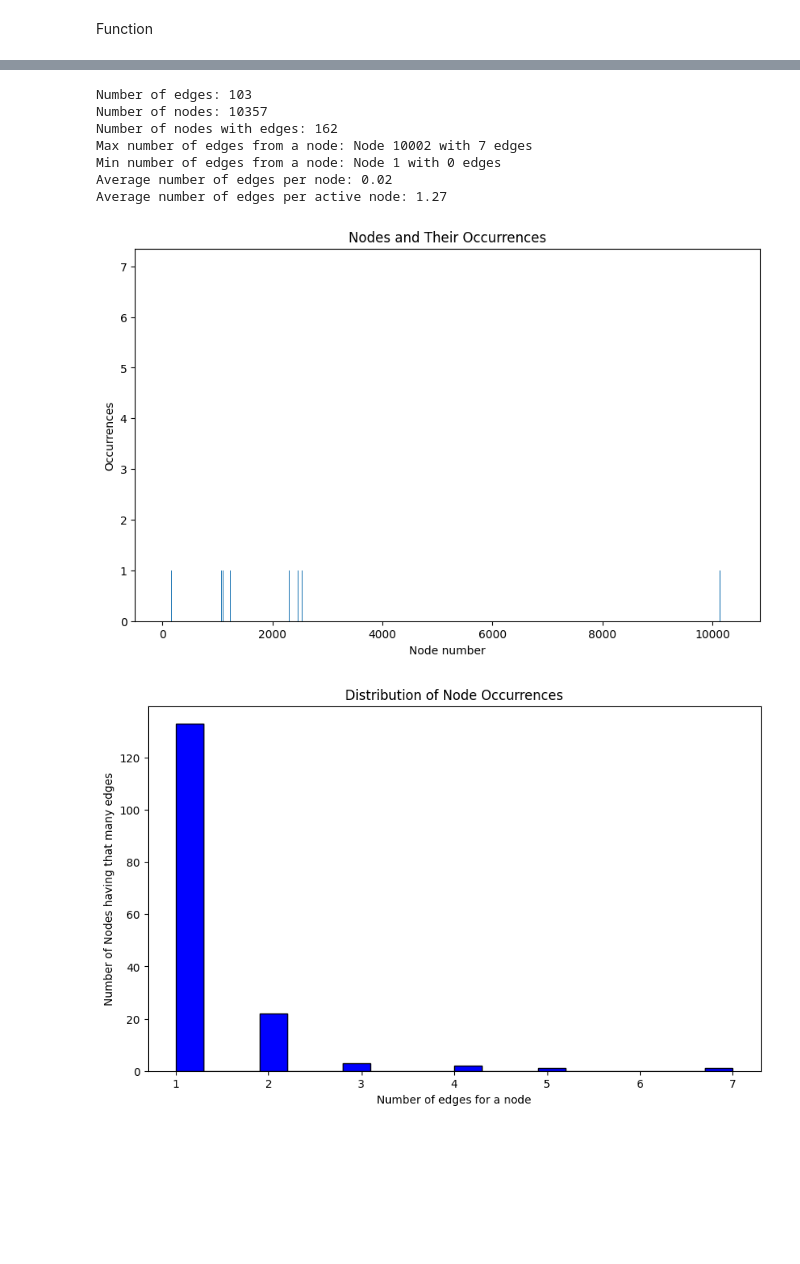
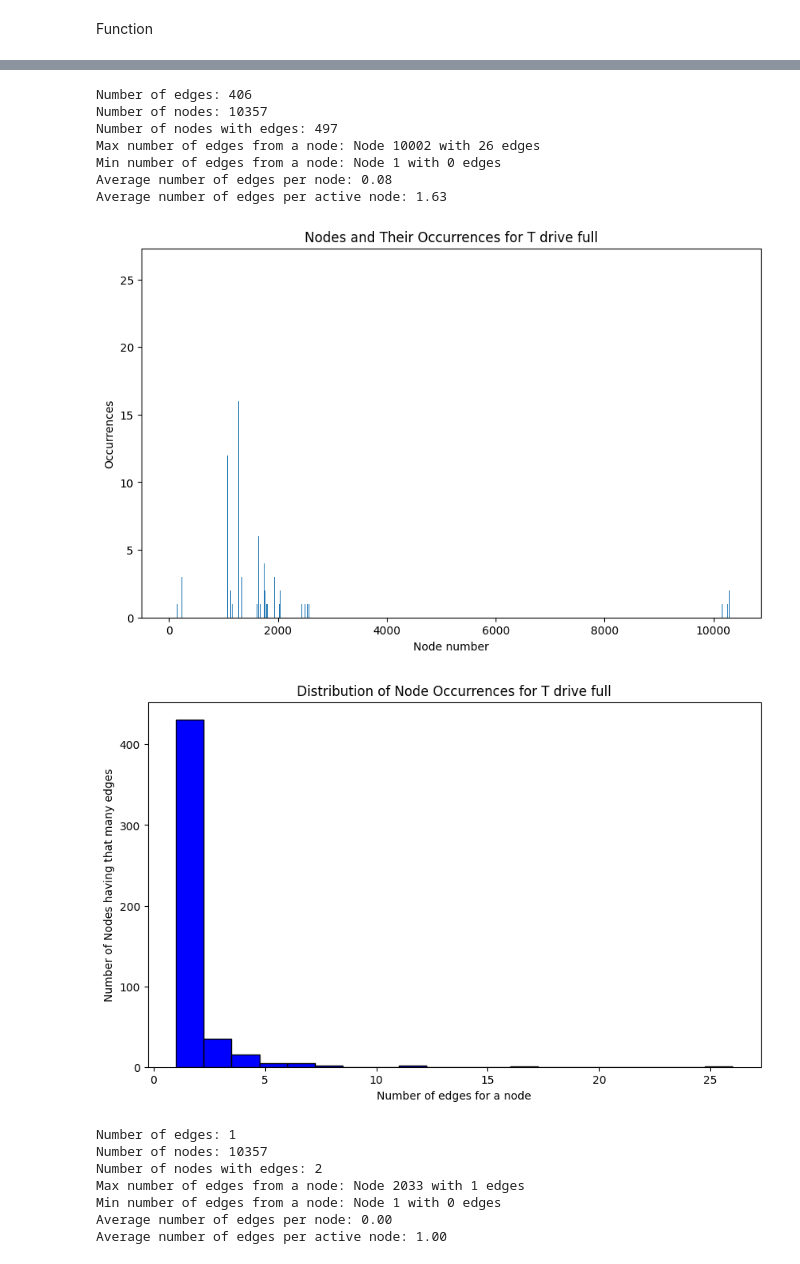
Before and after one commit to HrcanJan/GPS_analysis, a Jupyter notebook: DP Projekt/analyze/analyze.ipynb, the cells around one changed output, grey strips where cells are left out. Saved outputs shown, nothing was run; the diff lists cells and outputs as text; code cells hidden in the pictures; blank space fills up the shorter version.

```diff
--- a/DP Projekt/analyze/analyze.ipynb
+++ b/DP Projekt/analyze/analyze.ipynb
@@ -24,7 +24,7 @@ max_node_number2 = data5_nodes["Taxi ID"].max()
 # %% [markdown]
 Function
 # %%
-def analyze(edges_df, nodes_df, node_max, taxi1, taxi2, node):
+def analyze(edges_df, nodes_df, node_max, taxi1, taxi2, node, graph_label):
 	merged_edges_df = pd.merge(nodes_df, edges_df, left_on=node, right_on=taxi1, how="left")
 	merged_edges_df.fillna(0, inplace=True)
 
@@ -57,14 +57,14 @@ def analyze(edges_df, nodes_df, node_max, taxi1, taxi2, node):
 
 	plt.figure(figsize=(10, 6))
 	plt.bar(nodes_occurrences_df["Node"], nodes_occurrences_df["Occurrences"])
-	plt.title("Nodes and Their Occurrences")
+	plt.title("Nodes and Their Occurrences for " + graph_label)
 	plt.xlabel("Node number")
 	plt.ylabel("Occurrences")
 	plt.show()
 
 	plt.figure(figsize=(10, 6))
 	plt.hist(nodes_occurrences_df["Occurrences"], bins=20, color='blue', edgecolor='black')
-	plt.title("Distribution of Node Occurrences")
+	plt.title("Distribution of Node Occurrences for " + graph_label)
 	plt.xlabel("Number of edges for a node")
 	plt.ylabel("Number of Nodes having that many edges")
 	plt.show()
@@ -157,12 +71,26 @@ Average number of edges per active node: 1.00
-# %%
-analyze(data8, data5_nodes, max_node_number2, "Taxi1", "Taxi2", "Taxi ID")
-# %% [output]
-Number of edges: 103
-Number of nodes: 10357
-Number of nodes with edges: 162
-Max number of edges from a node: Node 10002 with 7 edges
-Min number of edges from a node: Node 1 with 0 edges
-Average number of edges per node: 0.02
-Average number of edges per active node: 1.27
-[figure, removed]
-[figure, removed]
+# %%
+analyze(data1, data1_nodes, max_node_number1, "Person1", "Person2", "Person ID", "Geolife full")
+analyze(data2, data1_nodes, max_node_number1, "Person1", "Person2", "Person ID", "Geolife 1 minute")
+analyze(data3, data1_nodes, max_node_number1, "Person1", "Person2", "Person ID", "Geolife 30 minutes")
+analyze(data4, data1_nodes, max_node_number1, "Person1", "Person2", "Person ID", "Geolife 1 day")
+analyze(data5, data5_nodes, max_node_number2, "Taxi1", "Taxi2", "Taxi ID", "T drive full")
+analyze(data6, data5_nodes, max_node_number2, "Taxi1", "Taxi2", "Taxi ID", "T drive 1 minute")
+analyze(data7, data5_nodes, max_node_number2, "Taxi1", "Taxi2", "Taxi ID", "T drive 30 minutes")
+analyze(data8, data5_nodes, max_node_number2, "Taxi1", "Taxi2", "Taxi ID", "T drive 1 day")
+# %% [output]
+Number of edges: 406
+Number of nodes: 10357
+Number of nodes with edges: 497
+Max number of edges from a node: Node 10002 with 26 edges
+Min number of edges from a node: Node 1 with 0 edges
+Average number of edges per node: 0.08
+Average number of edges per active node: 1.63
+[figure, added]
+[figure, added]
+Number of edges: 1
+Number of nodes: 10357
+Number of nodes with edges: 2
+Max number of edges from a node: Node 2033 with 1 edges
+Min number of edges from a node: Node 1 with 0 edges
+Average number of edges per node: 0.00
+Average number of edges per active node: 1.00
```
Also changed, not shown: parts of 9 cells of this notebook, 5 other files.
